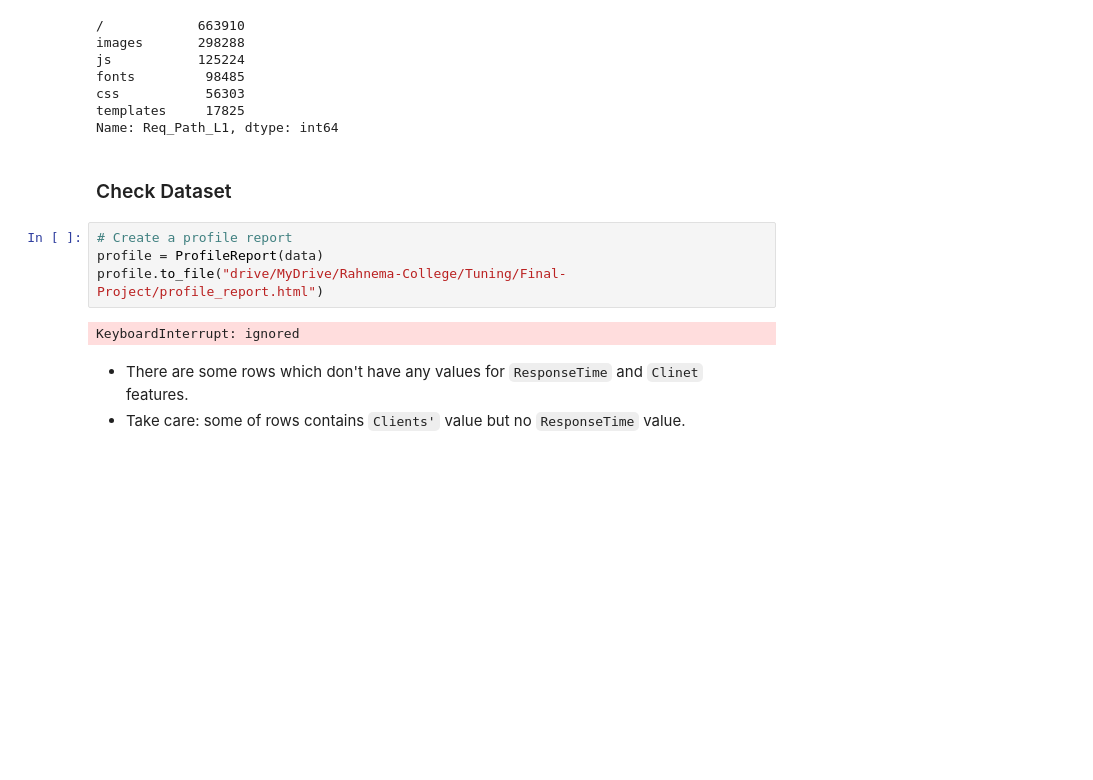
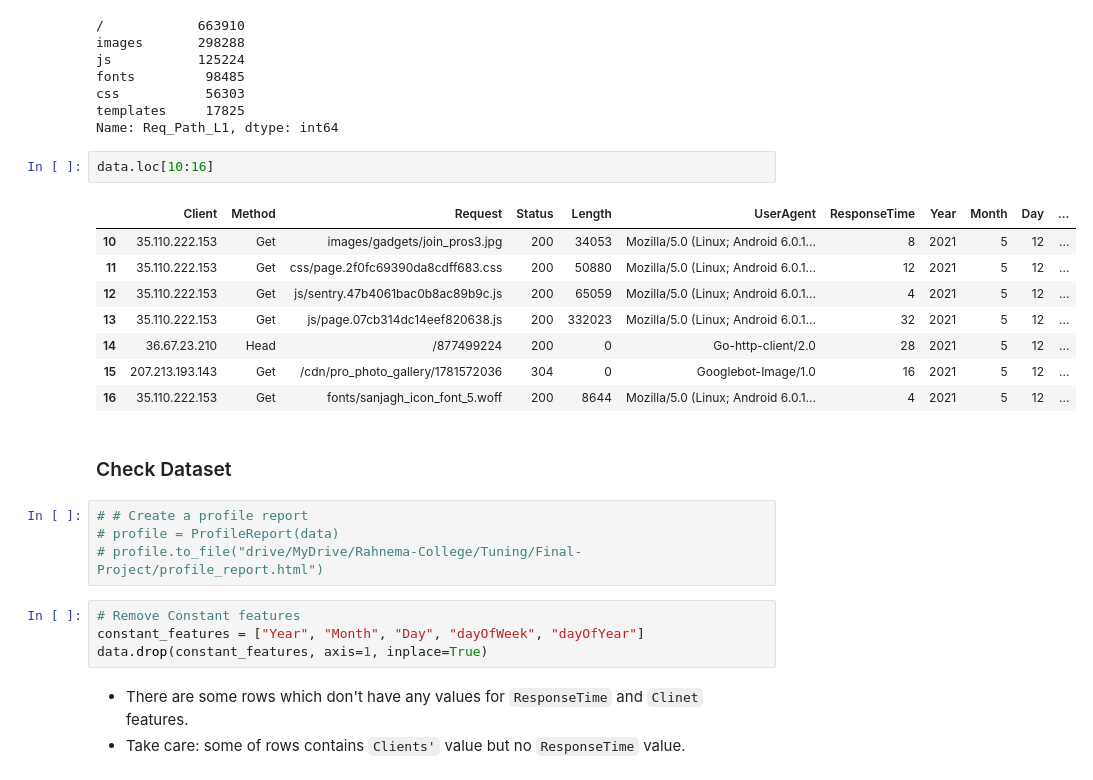
Before and after one commit to navidkanaani/ml-projects, a Jupyter notebook: anomaly_detection_rc_final.ipynb, the cells around one changed output. Saved outputs shown, nothing was run; the diff lists cells and outputs as text; blank space fills up the shorter version.

```diff
--- a/anomaly_detection_rc_final.ipynb
+++ b/anomaly_detection_rc_final.ipynb
@@ -166,14 +184,27 @@ fonts         98485
 css           56303
 templates     17825
 Name: Req_Path_L1, dtype: int64
+# %%
+data.loc[10:16]
+# %% [output]
+|  | Client | Method | Request | Status | Length | UserAgent | ResponseTime | Year | Month | Day | ... |
+| 10 | 35.110.222.153 | Get | images/gadgets/join_pros3.jpg | 200 | 34053 | Mozilla/5.0 (Linux; Android 6.0.1... | 8 | 2021 | 5 | 12 | ... |
+| 11 | 35.110.222.153 | Get | css/page.2f0fc69390da8cdff683.css | 200 | 50880 | Mozilla/5.0 (Linux; Android 6.0.1... | 12 | 2021 | 5 | 12 | ... |
+| 12 | 35.110.222.153 | Get | js/sentry.47b4061bac0b8ac89b9c.js | 200 | 65059 | Mozilla/5.0 (Linux; Android 6.0.1... | 4 | 2021 | 5 | 12 | ... |
+| 13 | 35.110.222.153 | Get | js/page.07cb314dc14eef820638.js | 200 | 332023 | Mozilla/5.0 (Linux; Android 6.0.1... | 32 | 2021 | 5 | 12 | ... |
+| 14 | 36.67.23.210 | Head | /877499224 | 200 | 0 | Go-http-client/2.0 | 28 | 2021 | 5 | 12 | ... |
+| 15 | 207.213.193.143 | Get | /cdn/pro_photo_gallery/1781572036 | 304 | 0 | Googlebot-Image/1.0 | 16 | 2021 | 5 | 12 | ... |
+| 16 | 35.110.222.153 | Get | fonts/sanjagh_icon_font_5.woff | 200 | 8644 | Mozilla/5.0 (Linux; Android 6.0.1... | 4 | 2021 | 5 | 12 | ... |
 # %% [markdown]
 ### Check Dataset
 # %%
-# Create a profile report
-profile = ProfileReport(data)
-profile.to_file("drive/MyDrive/Rahnema-College/Tuning/Final-Project/profile_report.html")
+# # Create a profile report
+# profile = ProfileReport(data)
+# profile.to_file("drive/MyDrive/Rahnema-College/Tuning/Final-Project/profile_report.html")
-# %% [output]
-KeyboardInterrupt: ignored
+# %%
+# Remove Constant features
+constant_features = ["Year", "Month", "Day", "dayOfWeek", "dayOfYear"]
+data.drop(constant_features, axis=1, inplace=True)
 # %% [markdown]
 * There are some rows which don't have any values for `ResponseTime` and `Clinet` features.
 * Take care: some of rows contains `Clients'` value but no `ResponseTime` value.
```
Also changed, not shown: parts of 15 cells of this notebook, 1 other file.
